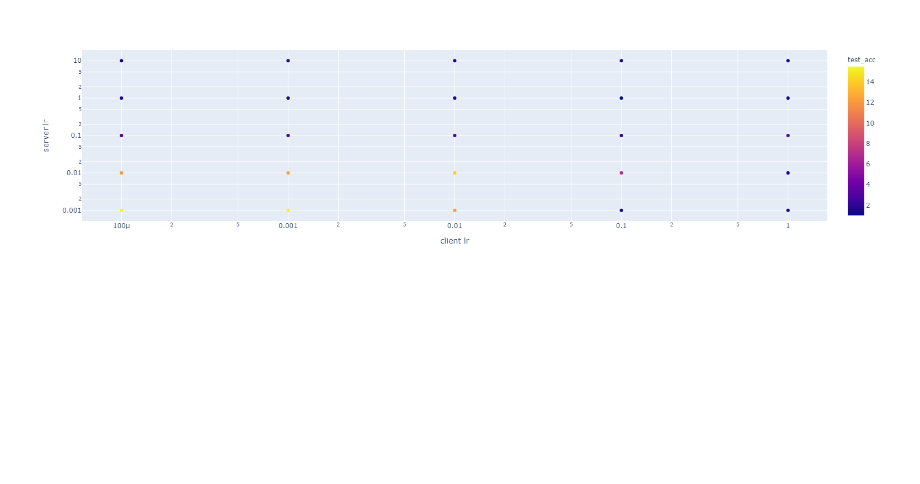
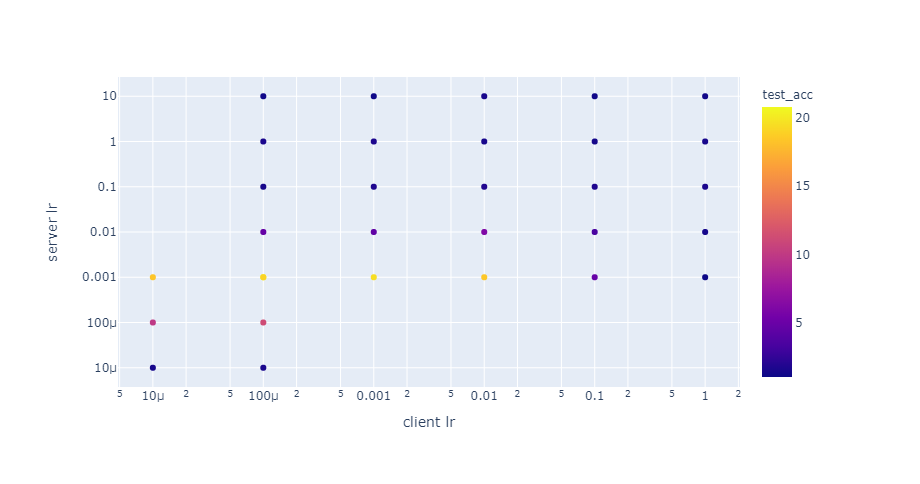
Before and after one commit to matech96/FederatedLighting, a Jupyter notebook: notebooks/server_side_opt.ipynb, the cells around one changed output. Cells and saved outputs as stored; diff of their text form; code cells hidden in the pictures; blank space fills up the shorter version.

```diff
--- a/notebooks/server_side_opt.ipynb
+++ b/notebooks/server_side_opt.ipynb
@@ -27,17 +27,17 @@ df = df.sort_values(['server opt', 'server lr'])#[['server lr', 'client lr', 'se
 # %%
 import plotly.express as px
 import plotly.graph_objects as go
-df_tmp = df[(df['server opt'] == 'Adagrad') & (df['groupnorm'] != True)]
+df_tmp = df[(df['server opt'] == 'Adam') & (df['groupnorm'] != True)]
 import plotly.express as px
 # df = px.data.gapminder()
 
 fig = px.scatter(df_tmp, x="client lr", y="server lr",
 	         color="test_acc", log_x=True, log_y=True, size_max=60)
 fig.show()
 # fig = px.imshow(np.array(df_tmp['test_acc']).reshape((5,5)),
 #                                 x=[str(s) for s in df_tmp['client lr'].unique()],
 #                                 y=[str(s) for s in df_tmp['server lr'].unique()],
 #          )
 # fig.show()
 # %% [output]
-[figure, old version]
+[figure, new version]
```
Also changed, not shown: 2 other files.
